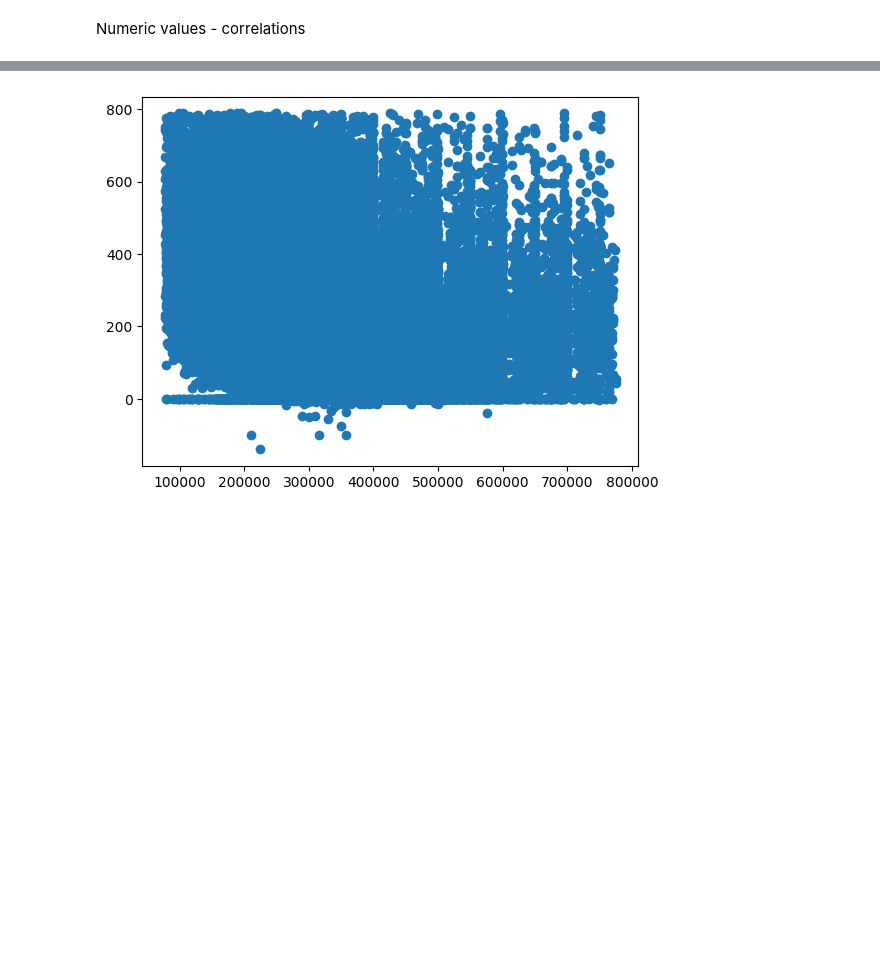
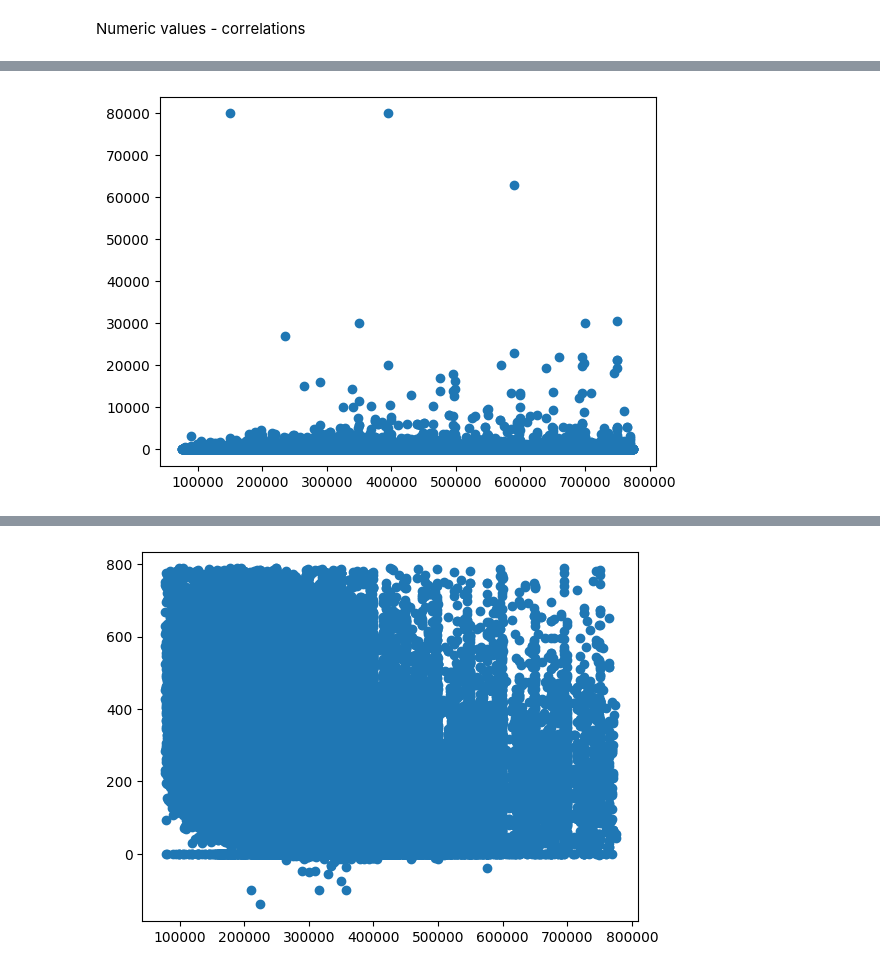
Before and after one commit to Lu-cc/immo-eliza-ml, a Jupyter notebook: exploring_data.ipynb, the cells around one changed output, grey strips where cells are left out. Cells and saved outputs as stored; diff of their text form; code cells hidden in the pictures; blank space fills up the shorter version.

```diff
--- a/exploring_data.ipynb
+++ b/exploring_data.ipynb
@@ -174 +174,6 @@ heatmap = sns.heatmap((num_scaled).corr()[['price']].sort_values(by='price', asc
+# %%
+plt.scatter(data["price"], data["garden_sqm"])
+plt.show()
+# %% [output]
+[figure, added]
 # %%
```
Also changed, not shown: parts of 7 cells of this notebook, 7 other files.
